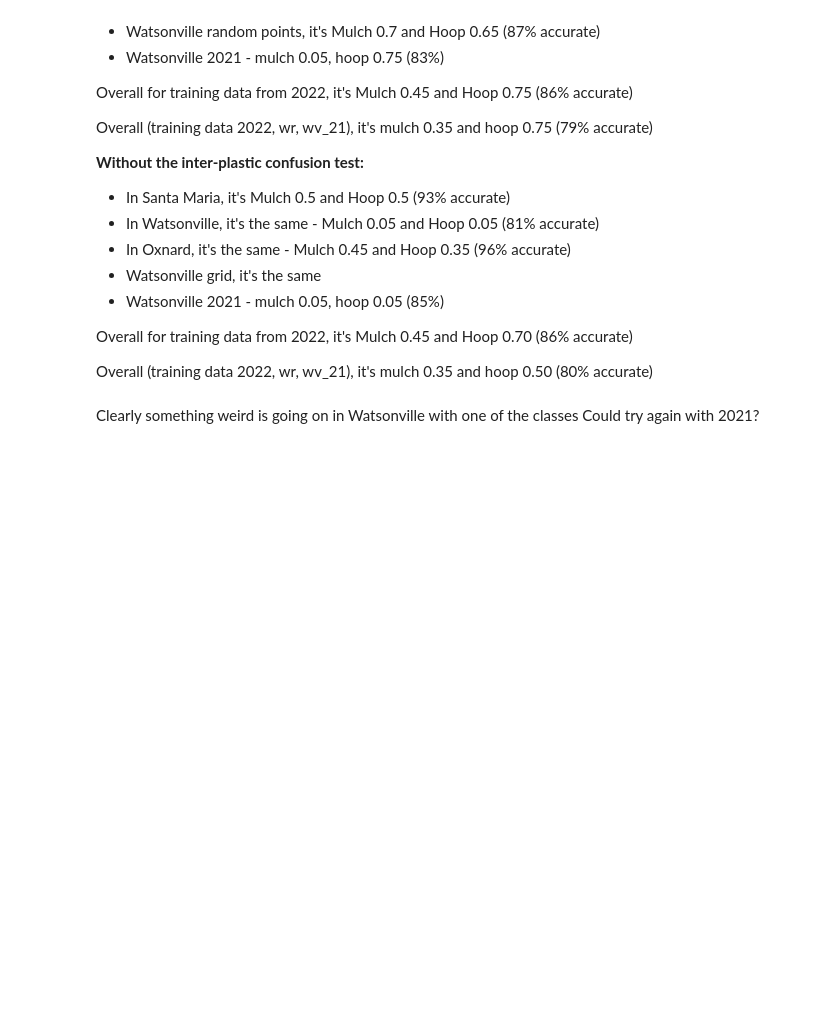
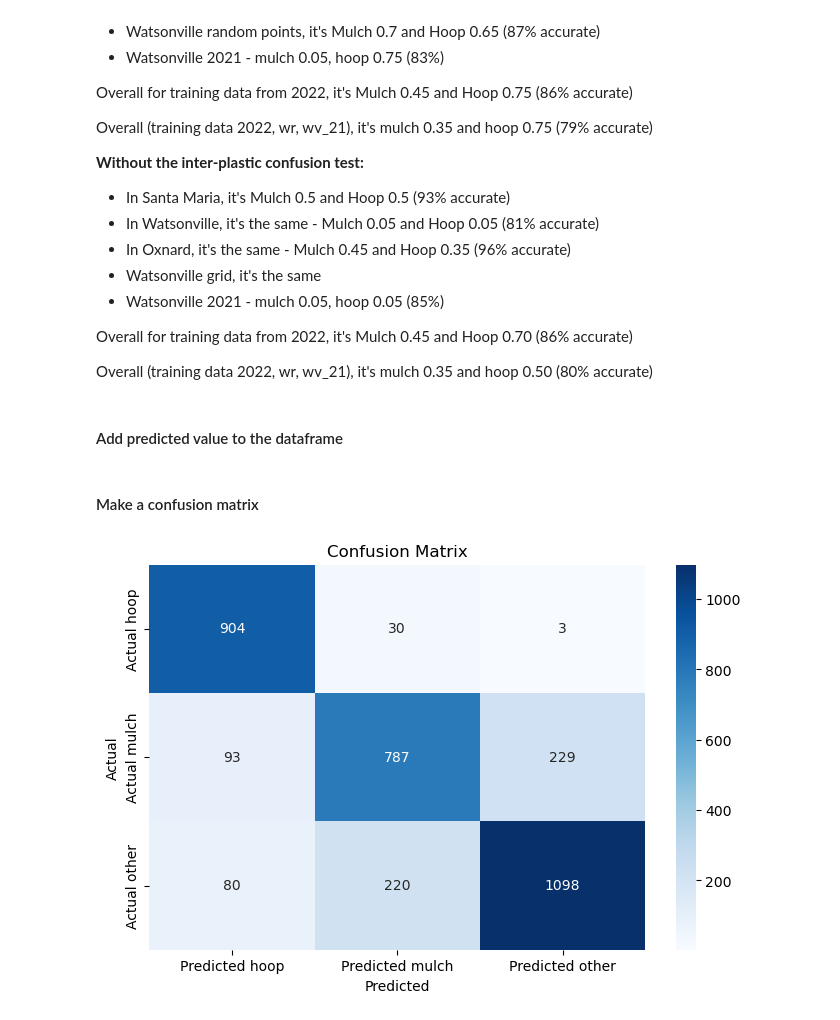
Before and after one commit to tnc-ca-geo/rs-ag-plastics, a Jupyter notebook: AT_threshold_determination.ipynb, the cells around one changed output. Drawn from its saved outputs; the diff is of its cells as text; code cells hidden in the pictures; blank space fills up the shorter version.

Commit message:
confusion matrix and raster comparison

```diff
--- a/AT_threshold_determination.ipynb
+++ b/AT_threshold_determination.ipynb
@@ -195,6 +203,45 @@ Overall (training data 2022, wr, wv_21), it's mulch 0.35 and hoop 0.75 (79% accu
 Overall for training data from 2022, it's Mulch 0.45 and Hoop 0.70 (86% accurate)
 
 Overall (training data 2022, wr, wv_21), it's mulch 0.35 and hoop 0.50 (80% accurate)
-# %% [markdown]
-Clearly something weird is going on in Watsonville with one of the classes
-Could try again with 2021?
+# %% [markdown]
+#### Add predicted value to the dataframe
+# %%
+def add_classification_col(row):
+    mulch_threshold = 0.5
+    hoop_threshold = 0.6
+
+    if row['mulch'] >= mulch_threshold and (
+        # test if hoop is no or if mulch has a greater distance above its threshold than hoop
+        row['hoop'] < hoop_threshold or (row['hoop'] - hoop_threshold) < (row['mulch'] - mulch_threshold)):
+        return 'mulch'
+    elif row['hoop'] >= hoop_threshold and (
+        row['mulch'] < mulch_threshold or (row['mulch'] - mulch_threshold) < (row['hoop'] - hoop_threshold)):
+        return 'hoop'
+    elif row['mulch'] < mulch_threshold and row['hoop'] < hoop_threshold:
+        return 'other'
+    else:
+        return 'unknown'
+
+
+data['classifier'] = data.apply(add_classification_col, axis=1)
+# %% [markdown]
+#### Make a confusion matrix
+# %%
+y_true = data['Type']
+y_pred = data['classifier']
+
+# Create confusion matrix
+cm = confusion_matrix(y_true, y_pred, labels=['hoop', 'mulch', 'other'])
+
+# Create a DataFrame for better visualization
+cm_df = pd.DataFrame(cm, index=['Actual hoop', 'Actual mulch', 'Actual other'], columns=['Predicted hoop', 'Predicted mulch', 'Predicted other'])
+
+# Plot the confusion matrix
+plt.figure(figsize=(8, 5))
+sns.heatmap(cm_df, annot=True, fmt='d', cmap='Blues')
+plt.ylabel('Actual')
+plt.xlabel('Predicted')
+plt.title('Confusion Matrix')
+plt.show()
+# %% [output]
+[figure, added]
```
Also changed, not shown: parts of 8 cells of this notebook.
